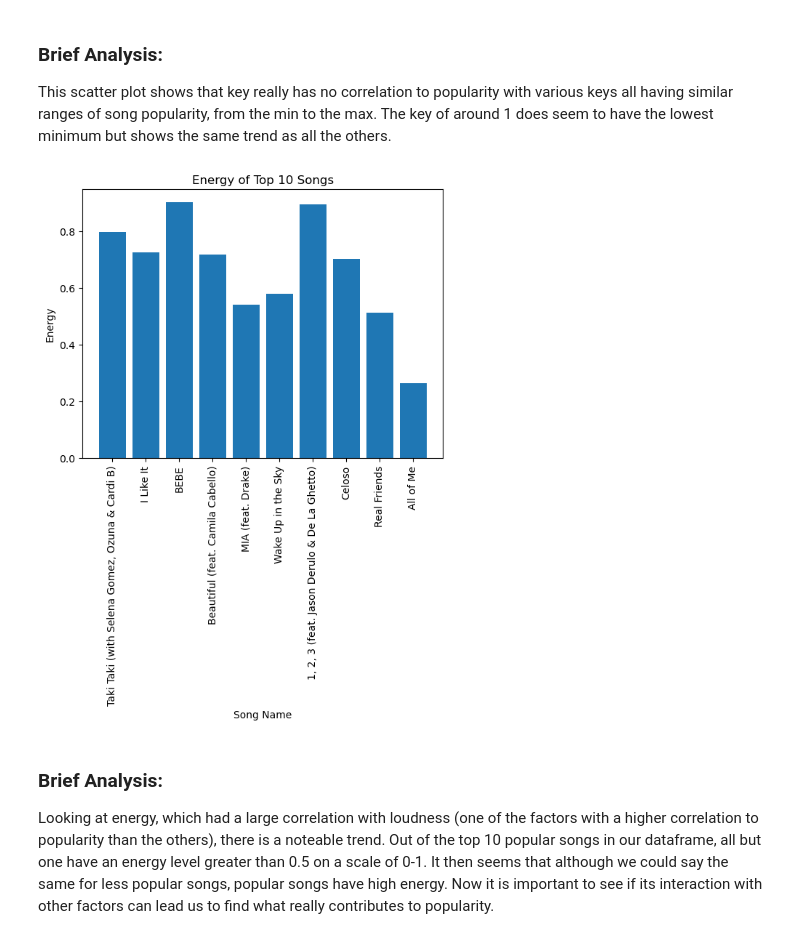
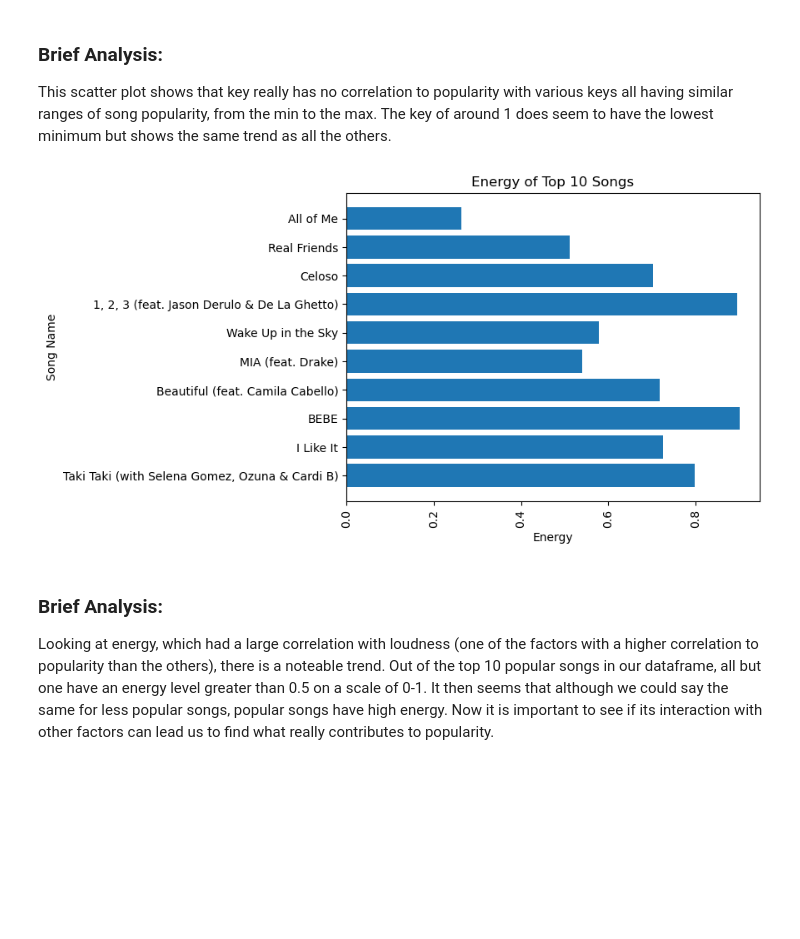
Before and after one commit to ubco-W2022T2-data301/project-group-group48, a Jupyter notebook: analysis/analysis1.ipynb, the cells around one changed output. Cells and saved outputs as stored; diff of their text form; code cells hidden in the pictures; blank space fills up the shorter version.

```diff
--- a/analysis/analysis1.ipynb
+++ b/analysis/analysis1.ipynb
@@ -190,14 +192,15 @@ This scatter plot shows that key really has no correlation to popularity with va
 # %%
 top_10_songs = singsong_cleaned.sort_values('song_popularity', ascending=False).head(10)
 # %%
-plt.bar(top_10_songs['song_name'], top_10_songs['energy'])
+plt.barh(top_10_songs['song_name'], top_10_songs['energy'].values)
 plt.xticks(rotation=90)
-plt.xlabel('Song Name')
-plt.ylabel('Energy')
+plt.ylabel('Song Name')
+plt.xlabel('Energy')
 plt.title('Energy of Top 10 Songs')
+
 plt.show()
 # %% [output]
-[figure, old version]
+[figure, new version]
 # %% [markdown]
 ### Brief Analysis:
 
```
Also changed, not shown: parts of 53 cells of this notebook, 7 other files.
